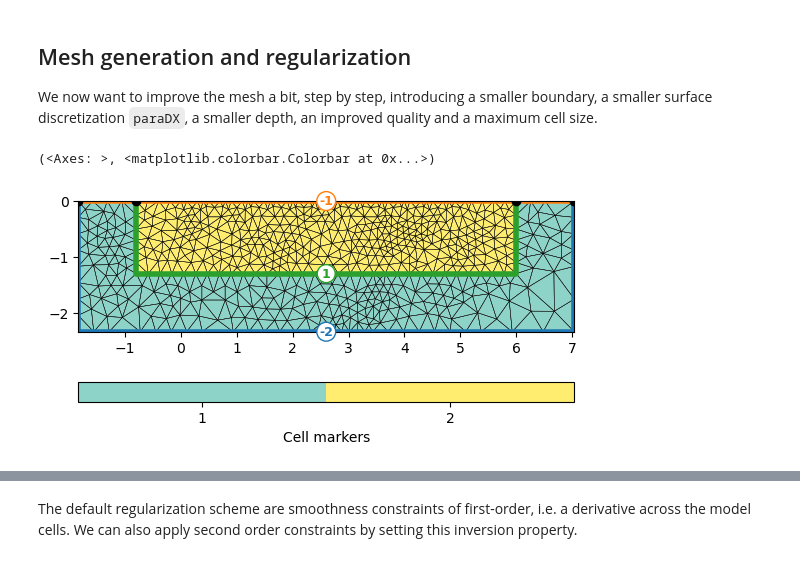
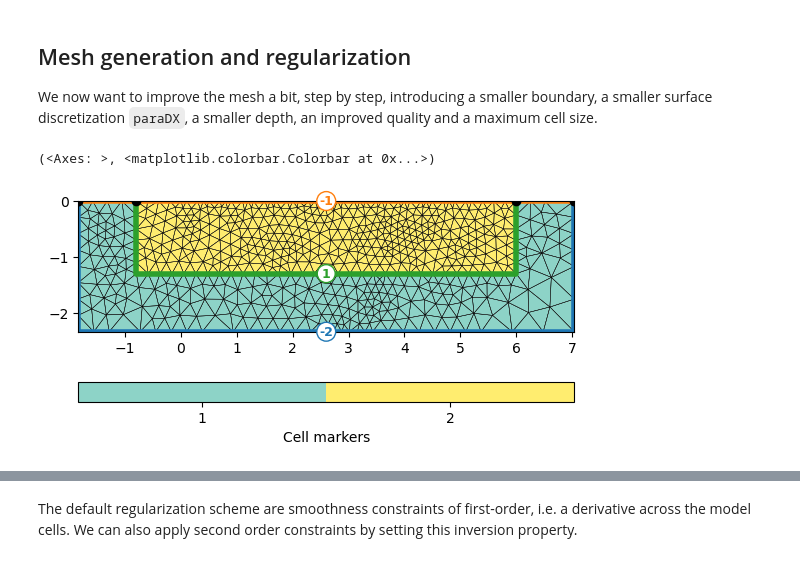
Before and after one commit to gimli-org/SEGwebinar, a Jupyter notebook: data/mulda/story.ipynb, the cells around one changed output, grey strips where cells are left out. Drawn from its saved outputs; the diff is of its cells as text; code cells hidden in the pictures.

```diff
--- a/data/mulda/story.ipynb
+++ b/data/mulda/story.ipynb
@@ -17,6 +19,6 @@ from pygimli.viewer import pv
 # %% [markdown]
 From the whole timelapse set of data files we load a single one, show its properties.
 # %%
-data = ert.load("020.dat")
+data = pg.getExampleData("ert/Huebner2017/020.dat")
 print(data)
 # %% [output]
@@ -58,2 +52,0 @@ We have a very limited amount of reciprocal data pairs with which we can do a re
-# %%
-ert.fitReciprocalErrorModel(data, show=True, rel=True);
@@ -212,11 +202,11 @@ smaller depth, an improved quality and a maximum cell size.
 # %%
 plc = mt.createParaMeshPLC(y1, paraDX=0.25, paraDepth=1.3,
                            boundary=0.2, paraMaxCellSize=0.03)
-mesh = mt.createMesh(plc, quality=34.4)
+mesh = mt.createMesh(plc, quality=34.4, smooth=True)
 pg.show(mesh, markers=True, showMesh=True)
 # %% [output]
 (<Axes: >, <matplotlib.colorbar.Colorbar at 0x...>)
-[figure, old version]
+[figure, new version]
 # %%
 mgr.setMesh(mesh)
 mgr.invert(verbose=True)
```
Also changed, not shown: parts of 31 cells of this notebook, 2 other files.
